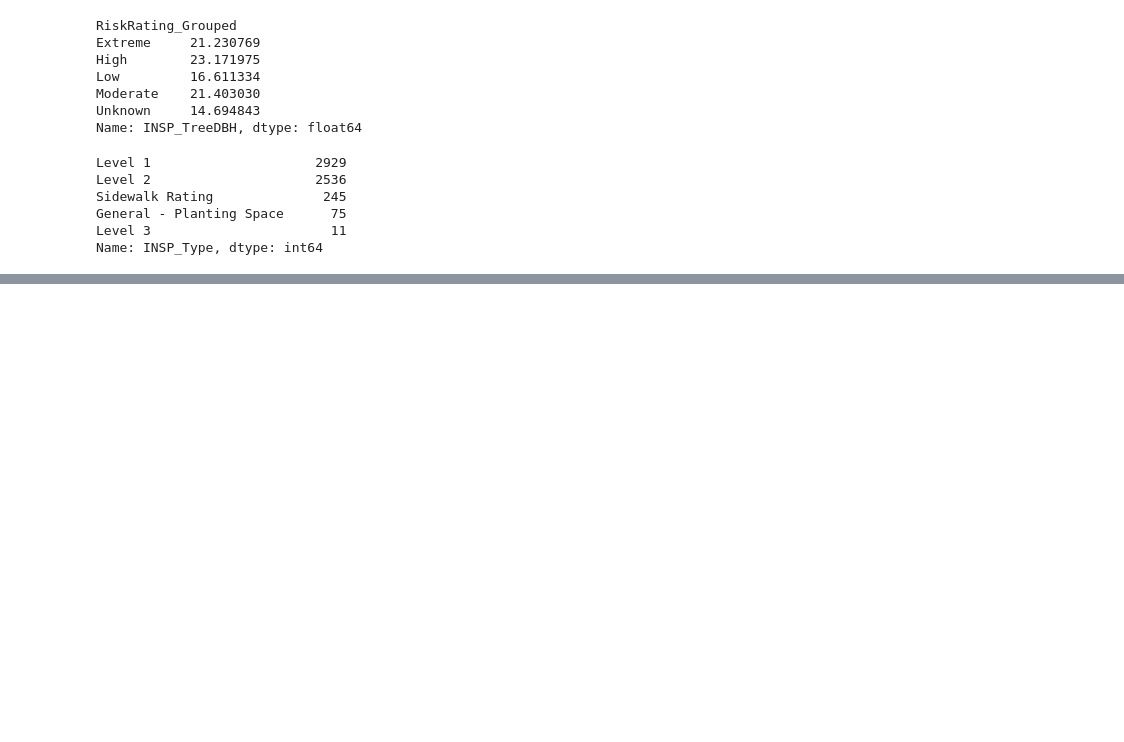
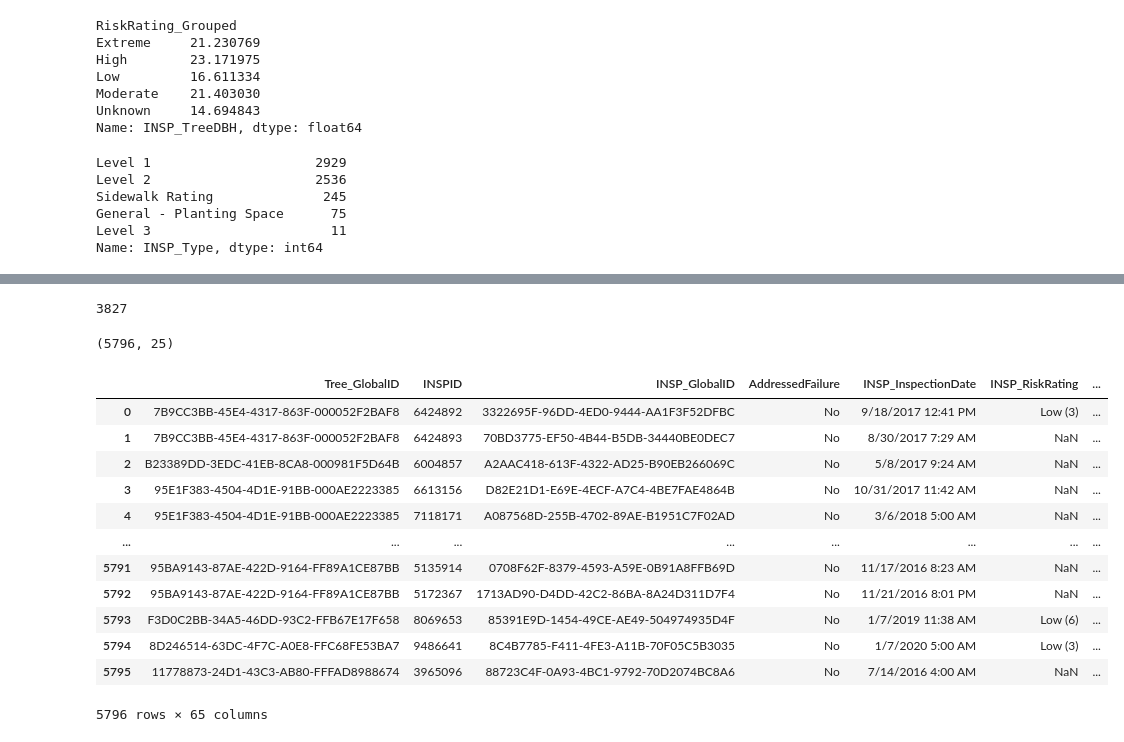
Before and after one commit to HarrisonJYU/nycparks_failedtrees, a Jupyter notebook: notebook/HY_NYC_Parks_Task_3_Failed_Trees.ipynb, the cells around one changed output, grey strips where cells are left out. Saved outputs shown, nothing was run; the diff lists cells and outputs as text; code cells hidden in the pictures; blank space fills up the shorter version.

```diff
--- a/notebook/HY_NYC_Parks_Task_3_Failed_Trees.ipynb
+++ b/notebook/HY_NYC_Parks_Task_3_Failed_Trees.ipynb
@@ -326,0 +400,4 @@ Name: INSP_Type, dtype: int64
+# %%
+df_workhistory.Tree_GlobalID.nunique()
+# %% [output]
+3827
@@ -326,0 +410,20 @@ Name: INSP_Type, dtype: int64
+# %%
+df_workhistory.shape
+# %% [output]
+(5796, 25)
+# %%
+df_workhistory.merge(df_failedtrees,on='Tree_GlobalID',how='inner')
+# %% [output]
+|  | Tree_GlobalID | INSPID | INSP_GlobalID | AddressedFailure | INSP_InspectionDate | INSP_RiskRating | ... |
+| 0 | 7B9CC3BB-45E4-4317-863F-000052F2BAF8 | 6424892 | 3322695F-96DD-4ED0-9444-AA1F3F52DFBC | No | 9/18/2017 12:41 PM | Low (3) | ... |
+| 1 | 7B9CC3BB-45E4-4317-863F-000052F2BAF8 | 6424893 | 70BD3775-EF50-4B44-B5DB-34440BE0DEC7 | No | 8/30/2017 7:29 AM | NaN | ... |
+| 2 | B23389DD-3EDC-41EB-8CA8-000981F5D64B | 6004857 | A2AAC418-613F-4322-AD25-B90EB266069C | No | 5/8/2017 9:24 AM | NaN | ... |
+| 3 | 95E1F383-4504-4D1E-91BB-000AE2223385 | 6613156 | D82E21D1-E69E-4ECF-A7C4-4BE7FAE4864B | No | 10/31/2017 11:42 AM | NaN | ... |
+| 4 | 95E1F383-4504-4D1E-91BB-000AE2223385 | 7118171 | A087568D-255B-4702-89AE-B1951C7F02AD | No | 3/6/2018 5:00 AM | NaN | ... |
+| ... | ... | ... | ... | ... | ... | ... | ... |
+| 5791 | 95BA9143-87AE-422D-9164-FF89A1CE87BB | 5135914 | 0708F62F-8379-4593-A59E-0B91A8FFB69D | No | 11/17/2016 8:23 AM | NaN | ... |
+| 5792 | 95BA9143-87AE-422D-9164-FF89A1CE87BB | 5172367 | 1713AD90-D4DD-42C2-86BA-8A24D311D7F4 | No | 11/21/2016 8:01 PM | NaN | ... |
+| 5793 | F3D0C2BB-34A5-46DD-93C2-FFB67E17F658 | 8069653 | 85391E9D-1454-49CE-AE49-504974935D4F | No | 1/7/2019 11:38 AM | Low (6) | ... |
+| 5794 | 8D246514-63DC-4F7C-A0E8-FFC68FE53BA7 | 9486641 | 8C4B7785-F411-4FE3-A11B-70F05C5B3035 | No | 1/7/2020 5:00 AM | Low (3) | ... |
+| 5795 | 11778873-24D1-43C3-AB80-FFFAD8988674 | 3965096 | 88723C4F-0A93-4BC1-9792-70D2074BC8A6 | No | 7/14/2016 4:00 AM | NaN | ... |
+5796 rows × 65 columns
```
Also changed, not shown: parts of 49 cells of this notebook.
